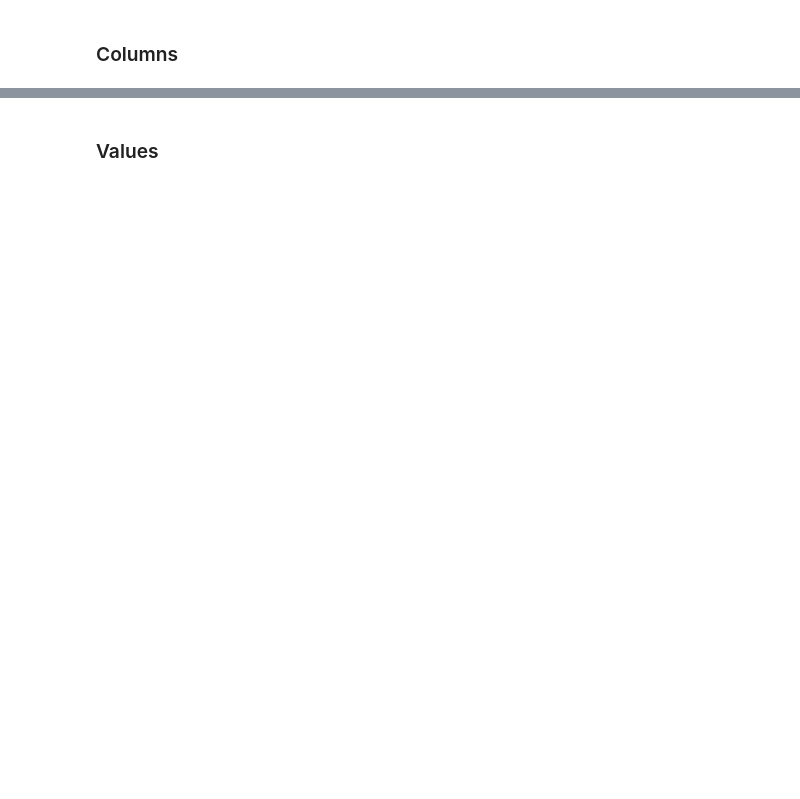
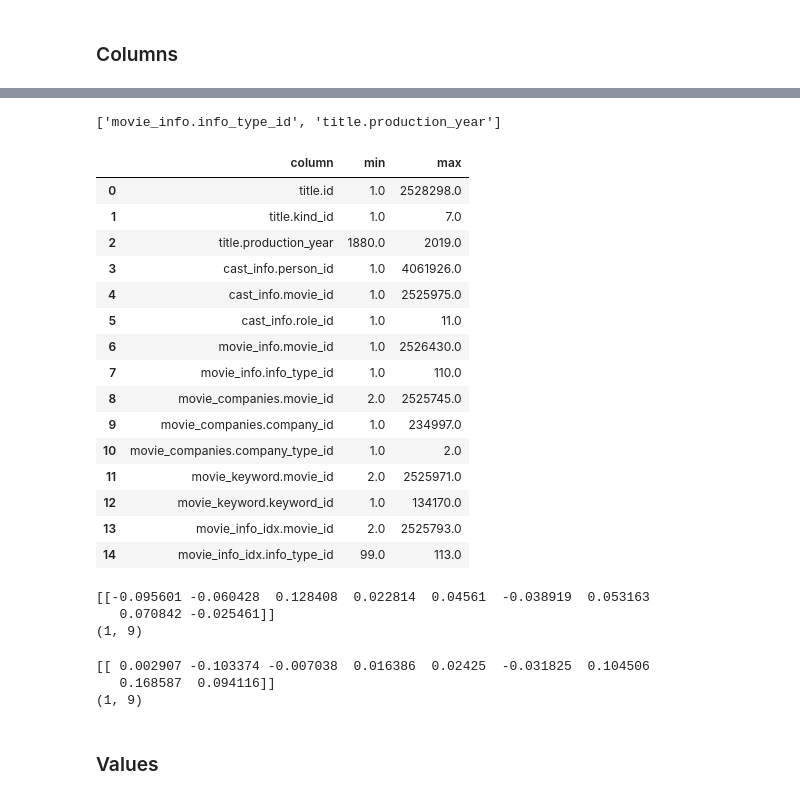
Before and after one commit to Erostrate9/vldb2021_fauce, a Jupyter notebook: colab_notebooks/Fauce.ipynb, the cells around one changed output, grey strips where cells are left out. Cells and saved outputs as stored; diff of their text form; code cells hidden in the pictures; blank space fills up the shorter version.

```diff
--- a/colab_notebooks/Fauce.ipynb
+++ b/colab_notebooks/Fauce.ipynb
@@ -21,0 +73,6 @@ Drive already mounted at /content/drive; to attempt to forcibly remount, call dr
+# %%
+# how many predicates involved in Filters
+df['Filters'] = df['Filters'].fillna('')
+df['Filter_Count'] = df['Filters'].apply(lambda x: len(x.split(',')) // 3 if x else 0)
+stats=df['Filter_Count'].agg(['min', 'max'])
+print(stats)
@@ -21,0 +83,5 @@ Drive already mounted at /content/drive; to attempt to forcibly remount, call dr
+# %%
+df['Filters'] = df['Filters'].fillna('')
+columns = df['Filters'].apply(lambda x: [x.split(',')[i] for i in range(0, len(x.split(',')), 3)])
+unique_columns = set(columns.explode())
+print(unique_columns)
@@ -830,4 +945,0 @@ Walk iteration:
-# %%
-import pandas as pd
-df = pd.read_csv("/content/vldb2021_fauce/training_data/job-light-content-2500.csv", sep='#', header=None, names=['Tables', 'Joins', 'Filters', 'Cardinality'])
-df
@@ -848,7 +945,0 @@ df
-# %%
-df['n_joins'] = df['Joins'].apply(lambda x: len(x.split(',')))
-min_n_joins = df['n_joins'].min()
-max_n_joins = df['n_joins'].max()
-
-print(f"min(n_joins): {min_n_joins}")
-print(f"max(n_joins): {max_n_joins}")
@@ -1030,0 +1250,23 @@ cp: error reading '/content/drive/MyDrive/Colab Notebooks/Fauce.ipynb': No such
+# %%
+df['column'].to_list()
+# %% [output]
+['movie_info.info_type_id', 'title.production_year']
+# %%
+extract_columns_and_values("")
+# %% [output]
+|  | column | min | max |
+| 0 | title.id | 1.0 | 2528298.0 |
+| 1 | title.kind_id | 1.0 | 7.0 |
+| 2 | title.production_year | 1880.0 | 2019.0 |
+| 3 | cast_info.person_id | 1.0 | 4061926.0 |
+| 4 | cast_info.movie_id | 1.0 | 2525975.0 |
+| 5 | cast_info.role_id | 1.0 | 11.0 |
+| 6 | movie_info.movie_id | 1.0 | 2526430.0 |
+| 7 | movie_info.info_type_id | 1.0 | 110.0 |
+| 8 | movie_companies.movie_id | 2.0 | 2525745.0 |
+| 9 | movie_companies.company_id | 1.0 | 234997.0 |
+| 10 | movie_companies.company_type_id | 1.0 | 2.0 |
+| 11 | movie_keyword.movie_id | 2.0 | 2525971.0 |
+| 12 | movie_keyword.keyword_id | 1.0 | 134170.0 |
+| 13 | movie_info_idx.movie_id | 2.0 | 2525793.0 |
+| 14 | movie_info_idx.info_type_id | 99.0 | 113.0 |
@@ -1031,2 +1329,22 @@ cp: error reading '/content/drive/MyDrive/Colab Notebooks/Fauce.ipynb': No such
+# %%
+df = extract_columns_and_values("title.id,=,1,movie_info.movie_id,<,10,movie_info.info_type_id,=,101,title.production_year,>,2005,title.production_year,<,2008")
+columns = df['column'].to_list()
+vector_columns = vectorize_columns(columns)
+print(vector_columns)
+print(vector_columns.shape)
+# %% [output]
+[[-0.095601 -0.060428  0.128408  0.022814  0.04561  -0.038919  0.053163
+   0.070842 -0.025461]]
+(1, 9)
+# %%
+df = extract_columns_and_values("")
+columns = df['column'].to_list()
+vector_columns = vectorize_columns(columns)
+print(vector_columns)
+print(vector_columns.shape)
+# %% [output]
+[[ 0.002907 -0.103374 -0.007038  0.016386  0.02425  -0.031825  0.104506
+   0.168587  0.094116]]
+(1, 9)
 # %% [markdown]
 ### Values
```
Also changed, not shown: parts of 117 cells of this notebook.
